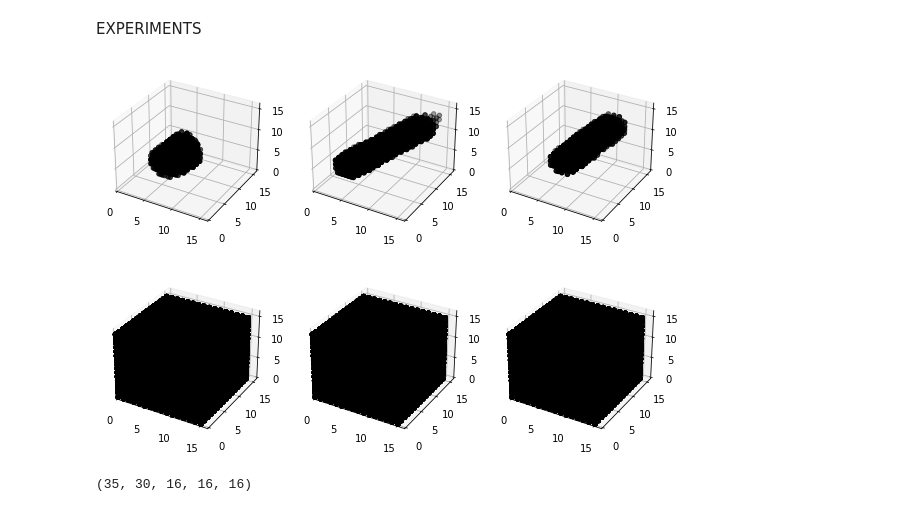
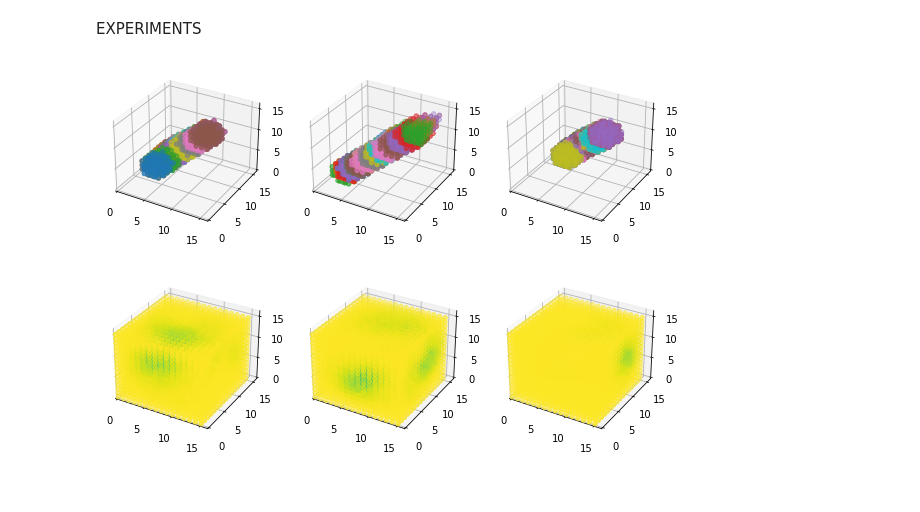
Before and after one commit to bdubey/gpvae_latent_3d, a Jupyter notebook: bproject.ipynb, the cells around one changed output. Cells and saved outputs as stored; diff of their text form; code cells hidden in the pictures.

Commit message:
image reconstruction

```diff
--- a/bproject.ipynb
+++ b/bproject.ipynb
@@ -856,46 +857,93 @@ r = 2
 vid_lt = 5
 model_lt = args.modellt
 # %%
+def getSeris(M):
+    x = []
+    y = []
+    z = []
+    colmap =[]
+    for i in range(16):
+        for j in range(16):
+            for k in range(16):
+                x.append(i)
+                y.append(j)
+                z.append(k)
+                colmap.append(M[i][j][k])
+    return x,y,z,colmap
 def plot_reconstruction(TD, reconvid, px = 16, nplots = 3):
     fig = plt.figure(figsize=(10, 7))
 #     fig, ax = plt.subplots(2,4, figsize=(10, 15))
 #     fig = plt.figure(figsize=plt.figaspect(0.5))
     b = 200+nplots*10
     for i in range(nplots):
         n = b+i+1
         ax = fig.add_subplot(n, projection='3d')
         ax.set_xlim(0,px)
         ax.set_ylim(0,px)
         ax.set_zlim(0,px)
         for j in range(TD.shape[1]):
             z,x,y = TD[i][j].nonzero()
-            ax.scatter(x, y, z, zdir='z', c= 'black')
+# #             z,x,y =1- z,1-x,1-y
+#             x = (j+4)*x
+#             y = (j+4)*y
+#             z = (j+4)*z
+
+#             x = 1-np.max(x, 0)*(1/(4+30))
+#             y = 1-np.max(y, 0)*(1/(4+30))
+#             z = 1-np.max(z, 0)*(1/(4+30))
+            ax.scatter(x, y, z, zdir='z',cmap='Greys')
 
 
         n = b+i+1+nplots
         ax = fig.add_subplot(n, projection='3d')
         ax.set_xlim(0,px)
         ax.set_ylim(0,px)
         ax.set_zlim(0,px)
-        for j in range(TD.shape[1]):
-            z,x,y = reconvid[i][j].nonzero()
-            ax.scatter(x, y, z, zdir='z', c= 'black')
+        vid = np.array([(t+4)*v for t,v in enumerate(reconvid[i])])
+        flat_vid = 1-np.max(vid, 0)*(1/(4+30))
+#         z,x,y = flat_vid.nonzero()
+        x,y,z ,colmap = getSeris(flat_vid)
+#         x = np.array(list(range(4096)))
+#         y = np.array(list(range(4096)))
+#         z = np.array(list(range(4096)))
+#         colmap = np.array(list(range(4096)))
+#         for j in range(TD.shape[1]):
+#             x_, y_ , z_ , colmap_ = getSeris(reconvid[i][j])
+#             ax.scatter(x_, y_, z_, zdir='z', c= colmap_)
+#             x = x+np.array(x_)
+#             y = x+np.array(y_)
+#             z = x+np.array(z_)
+#             colmap = x+np.array(colmap_)
+
+#         z,x,y = reconvid[i][j].nonzero()
+#         z,x,y = 1-np.max(vid, 0)*(1/(4+30))
+#         x = (j+4)*x
+#         y = (j+4)*y
+#         z = (j+4)*z
+        ax.scatter(x, y, z, zdir='z', c= colmap)
+#         ax.scatter(x, y, z, zdir='z', c= colmap, cmap='Greys')
+#         for j in range(TD.shape[1]):
+#             z,x,y = reconvid[i][j].nonzero()
+#             x = (j+4)*x
+#             y = (j+4)*y
+#             z = (j+4)*z
+# #             z,x,y =1- z,1-x,1-y
+#             ax.scatter(x, y, z, zdir='z', c= 'blue')
+    plt.savefig("result.png")
     plt.pause(0.5);
     clear_output(wait=True);
 #     plt.show()
-# k = 5
+k = 5
 plot_reconstruction(TD[k:], reconvid[k:])
 # %% [output]
-[figure, old version]
+[figure, new version]
 # %%
 # beta = tf.compat.v1.placeholder(dtype=tf.float32, shape=())
 # vid_batch = build_video_batch_graph(batch=batch, tmax=tmax, px=px, py=py,pz=pz, r=r, lt=vid_lt)
 # s_elbo, s_rec, s_pkl, np_elbo, np_rec, np_pkl, \
 #     p_m,p_v,q_m,q_v,pred_vid, _ = build_sin_and_np_elbo_graphs(vid_batch, beta, lt=model_lt)
 
-TD.shape
+(reconvid[1])>0.5
-# %% [output]
-(35, 30, 16, 16, 16)
 # %%
 tmp = []
 make_batch = lambda s: Make_Video_batch(tmax=tmax, px=px, py=py, pz=pz, lt=vid_lt, batch=batch, seed=s, r=r)
```
Also changed, not shown: parts of 31 cells of this notebook.
